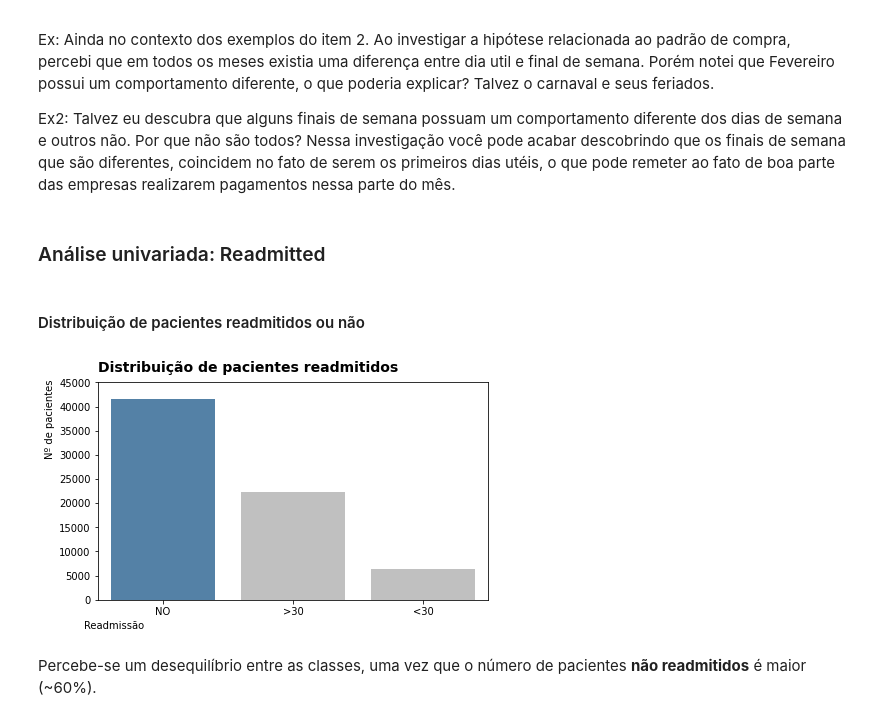
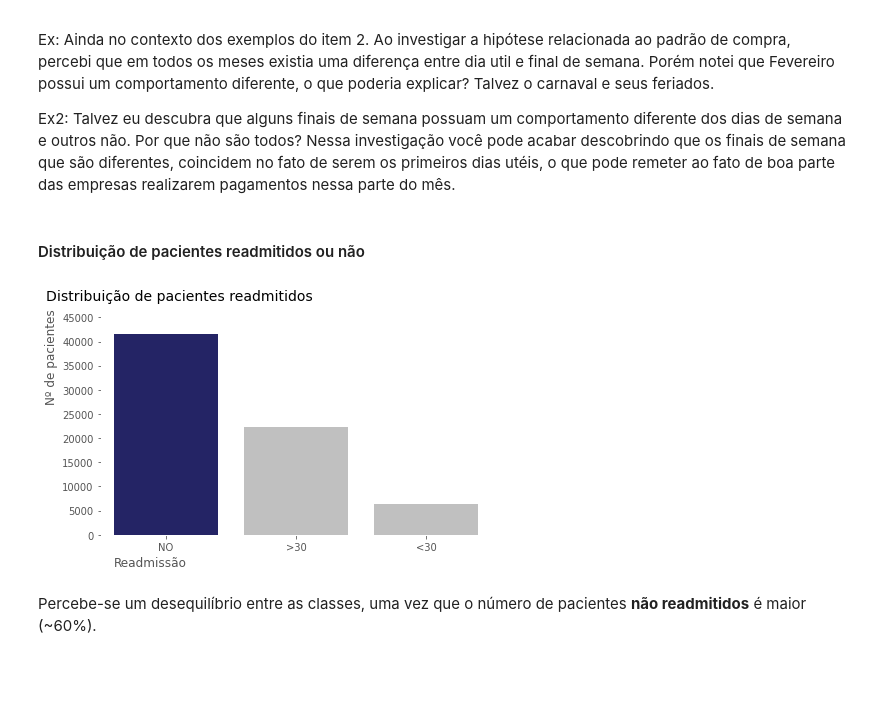
Before and after one commit to LilianeAquino/aed_projeto_3, a Jupyter notebook: template.ipynb, the cells around one changed output. Cells and saved outputs as stored; diff of their text form; code cells hidden in the pictures; blank space fills up the shorter version.

Commit message:
Visualização dos dados

```diff
--- a/template.ipynb
+++ b/template.ipynb
@@ -68,7 +68,7 @@ import matplotlib
 import matplotlib.pyplot as plt
 
 %matplotlib inline
-matplotlib.style.use(['seaborn-dark-palette'])
+matplotlib.style.use(['ggplot'])
 
 print(f'Versão Seaborn: {sns.__version__}')
 print(f'Versão Matplotlib: {matplotlib.__version__}')
@@ -481,5 +521,3 @@ Com seu dado pronto, é hora de fazer a parte mais legal: investigar e responder
 Ex: Ainda no contexto dos exemplos do item 2. Ao investigar a hipótese relacionada ao padrão de compra, percebi que em todos os meses existia uma diferença entre dia util e final de semana. Porém notei que Fevereiro possui um comportamento diferente, o que poderia explicar? Talvez o carnaval e seus feriados.
 
 Ex2: Talvez eu descubra que alguns finais de semana possuam um comportamento diferente dos dias de semana e outros não. Por que não são todos? Nessa investigação você pode acabar descobrindo que os finais de semana que são diferentes, coincidem no fato de serem os primeiros dias utéis, o que pode remeter ao fato de boa parte das empresas realizarem pagamentos nessa parte do mês.
-# %% [markdown]
-### Análise univariada: Readmitted
@@ -488,17 +524,19 @@ data_cleaned = pd.read_csv('data_cleaned.csv')
 # %% [markdown]
 #### Distribuição de pacientes readmitidos ou não
 # %%
+plt.rcParams['axes.facecolor']='white'
 plt.rcParams['figure.figsize'] = [7, 4]
+plt.rcParams['font.family'] = 'Arial, Helvetica, sans-serif'
 
-sns.countplot(data_cleaned['readmitted'], palette=["#4682B4", "#C0C0C0", "#C0C0C0"])
+sns.countplot(data_cleaned['readmitted'], palette=['#191970', '#C0C0C0', '#C0C0C0'])
 
-plt.title('Distribuição de pacientes readmitidos', y=1.02, size=14, loc='left', fontweight='bold')
+plt.title('Distribuição de pacientes readmitidos', y=1.05, size=14, loc='left', x=-0.14)
+plt.ylabel('Nº de pacientes', horizontalalignment='left', y=0.60)
+plt.xlabel('Readmissão', horizontalalignment='right', x=0.22)
 plt.ylim(0, 45000)
-plt.ylabel('Nº de pacientes', horizontalalignment='left', y=0.65)
-plt.xlabel('Readmissão', horizontalalignment='right', x=0.12)
 plt.show()
 # %% [output]
-[figure, old version]
+[figure, new version]
 # %% [markdown]
 Percebe-se um desequilíbrio entre as classes, uma vez que o número de pacientes **não readmitidos** é maior (~60%).
 # %% [markdown]
```
Also changed, not shown: parts of 26 cells of this notebook.
